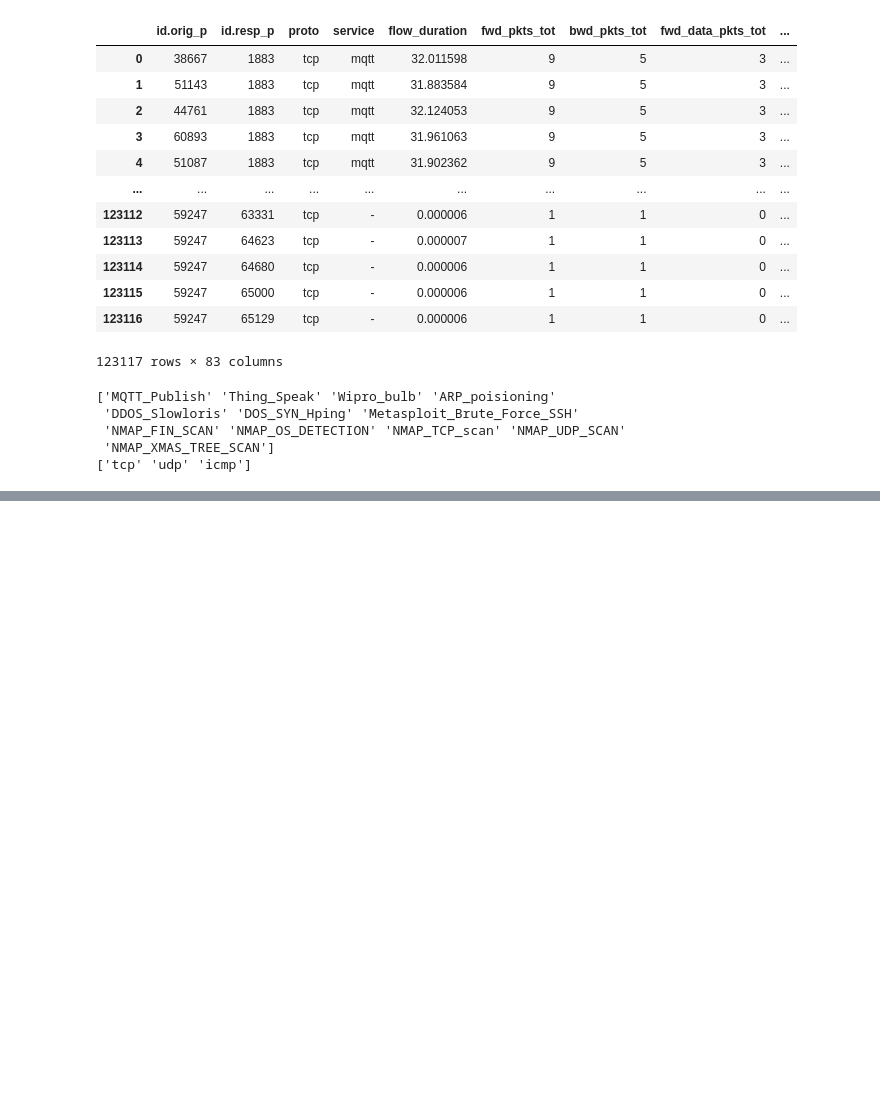
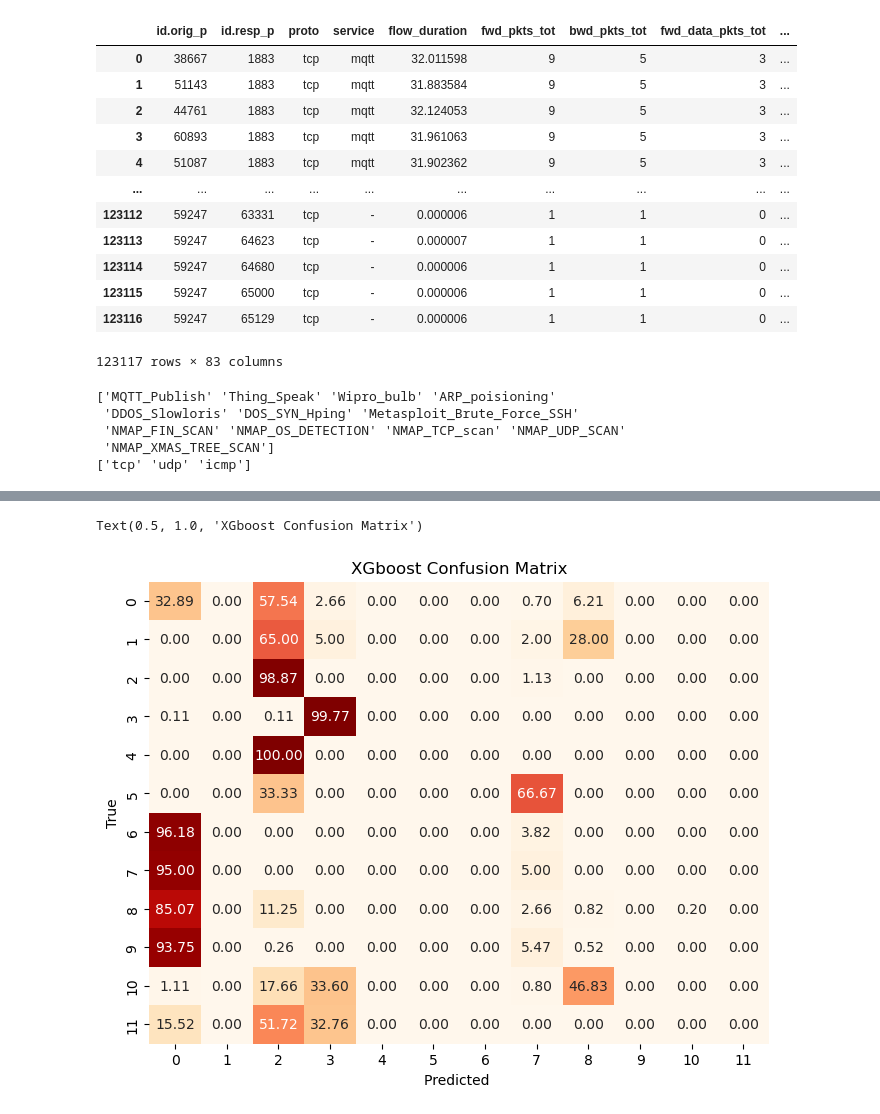
Before and after one commit to EmilySu08/CPE576-Project, a Jupyter notebook: Final Project.ipynb, the cells around one changed output, grey strips where cells are left out. Cells and saved outputs as stored; diff of their text form; code cells hidden in the pictures; blank space fills up the shorter version.

```diff
--- a/Final Project.ipynb
+++ b/Final Project.ipynb
@@ -147,0 +248,11 @@ Test accuracy of the best model: 0.9521198830409356
+# %%
+import xgboost as xgb
+from xgboost import XGBClassifier
+from sklearn.preprocessing import LabelEncoder
+
+label_encoder = LabelEncoder()
+
+y_train_encoded = label_encoder.fit_transform(y_train)
+
+xg_clf = XGBClassifier(n_estimators=100, max_depth=1, learning_rate=2.0, objective='multi:softprob')
+xg_clf.fit(X_train, y_train_encoded)
@@ -147,0 +271,15 @@ Test accuracy of the best model: 0.9521198830409356
+# %%
+y_test_encoded = label_encoder.fit_transform(y_test)
+
+y_pred_xg = xg_clf.predict(X_test)
+
+accuracy_xg = accuracy_score(y_test_encoded, y_pred_xg)
+report_xg = classification_report(y_test_encoded, y_pred_xg, output_dict=True)
+
+print("accuracy:", accuracy_xg)
+
+class_report_df_xg = pd.DataFrame(report_xg).transpose()
+class_report_df_xg = class_report_df_xg.rename(columns={'precision': 'Precision', 'recall': 'Recall', 'f1-score': 'F1-Score', 'support': 'Support'})
+
+# Print the DataFrame
+print(class_report_df_xg)
@@ -147,0 +304,14 @@ Test accuracy of the best model: 0.9521198830409356
+# %%
+#confusion matrix
+cm_xg = confusion_matrix(y_test_encoded, y_pred_xg)
+#making it percent
+cm_percent_xg = cm_xg / np.sum(cm_xg, axis=1, keepdims=True) * 100
+
+plt.figure(figsize=(8, 6))
+sns.heatmap(cm_percent_xg, annot=True,cmap= 'OrRd' ,fmt=".2f", cbar=False)
+plt.xlabel('Predicted ')
+plt.ylabel('True')
+plt.title('XGboost Confusion Matrix')
+# %% [output]
+Text(0.5, 1.0, 'XGboost Confusion Matrix')
+[figure, added]
```
Also changed, not shown: parts of 12 cells of this notebook.
